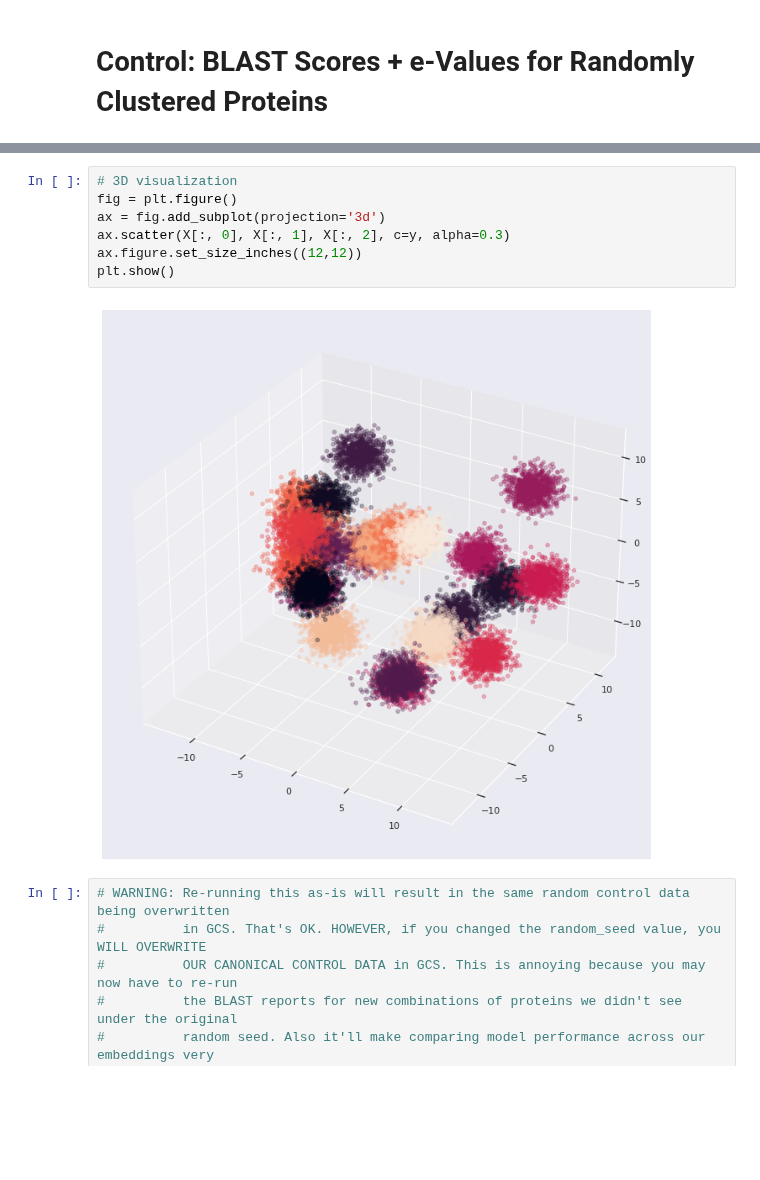
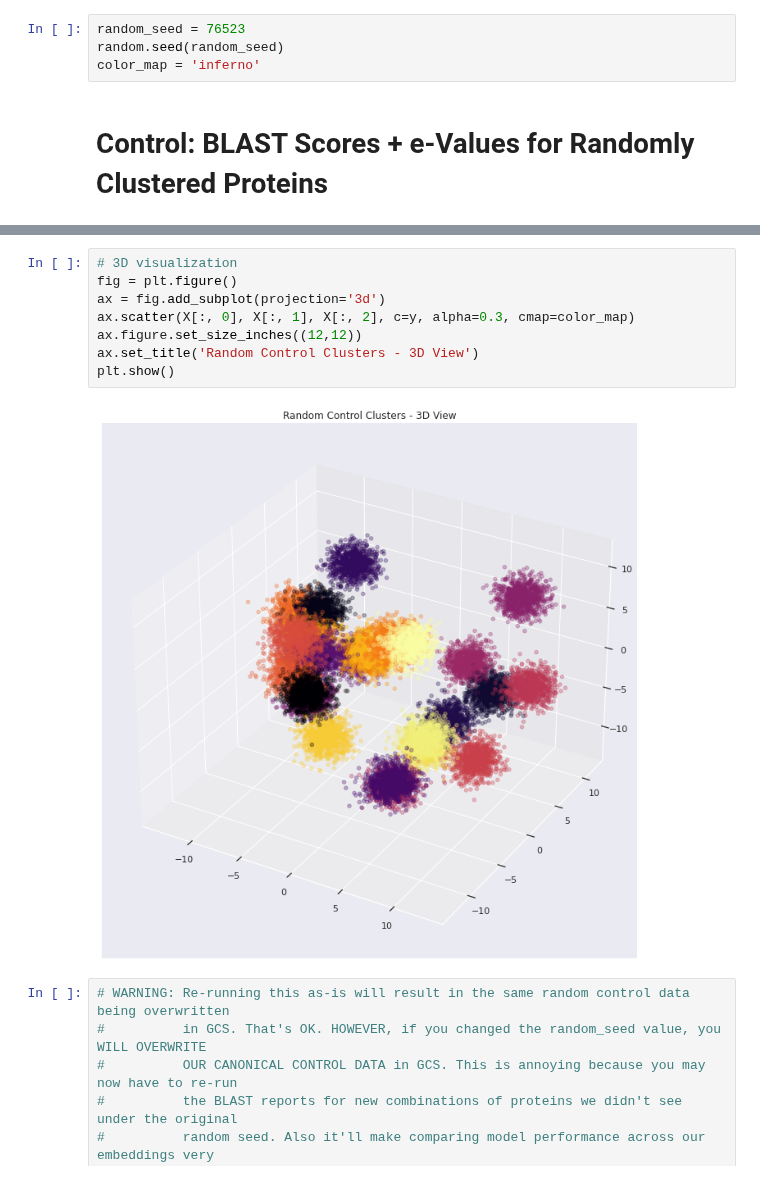
Before and after one commit to dptrsa-300/pss, a Jupyter notebook: embeddings_random.ipynb, the cells around one changed output, grey strips where cells are left out. Cells and saved outputs as stored; diff of their text form; blank space fills up the shorter version.

```diff
--- a/embeddings_random.ipynb
+++ b/embeddings_random.ipynb
@@ -68,3 +70,7 @@ Indexed 23391 files.
+# %%
+random_seed = 76523
+random.seed(random_seed)
+color_map = 'inferno'
 # %% [markdown]
 # Control: BLAST Scores + e-Values for Randomly Clustered Proteins
 # %%
@@ -82,12 +87,13 @@ plt.show()
 # %%
 # 3D visualization
 fig = plt.figure()
 ax = fig.add_subplot(projection='3d')
-ax.scatter(X[:, 0], X[:, 1], X[:, 2], c=y, alpha=0.3)
+ax.scatter(X[:, 0], X[:, 1], X[:, 2], c=y, alpha=0.3, cmap=color_map)
 ax.figure.set_size_inches((12,12))
+ax.set_title('Random Control Clusters - 3D View')
 plt.show()
 # %% [output]
-[figure, old version]
+[figure, new version]
 # %%
 # WARNING: Re-running this as-is will result in the same random control data being overwritten
 #          in GCS. That's OK. HOWEVER, if you changed the random_seed value, you WILL OVERWRITE
```
Also changed, not shown: parts of 10 cells of this notebook, 1 other file.
